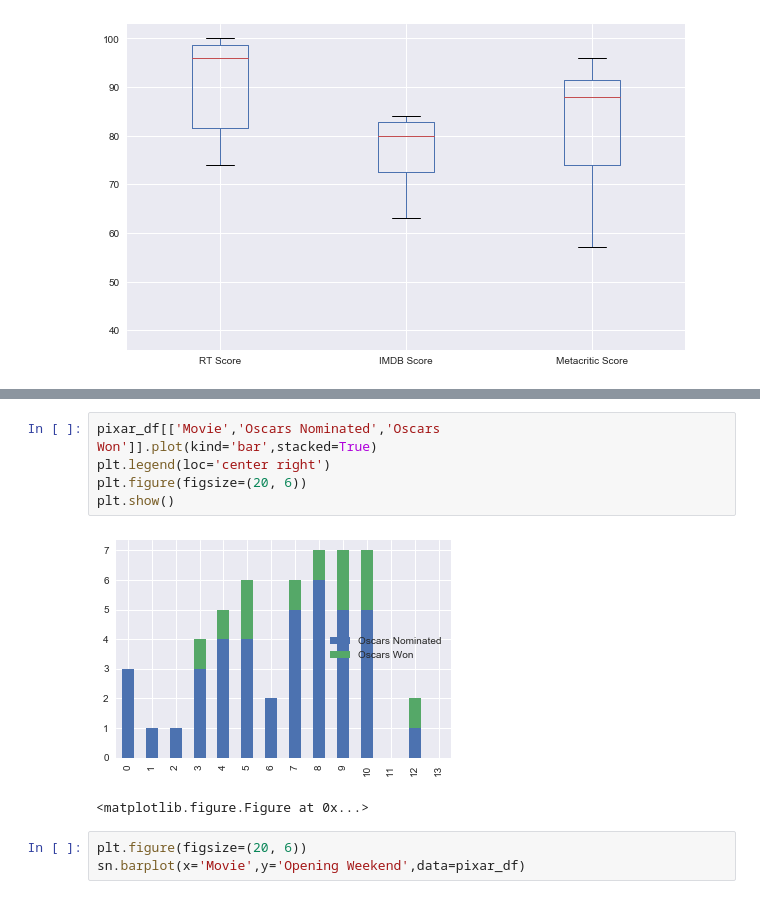
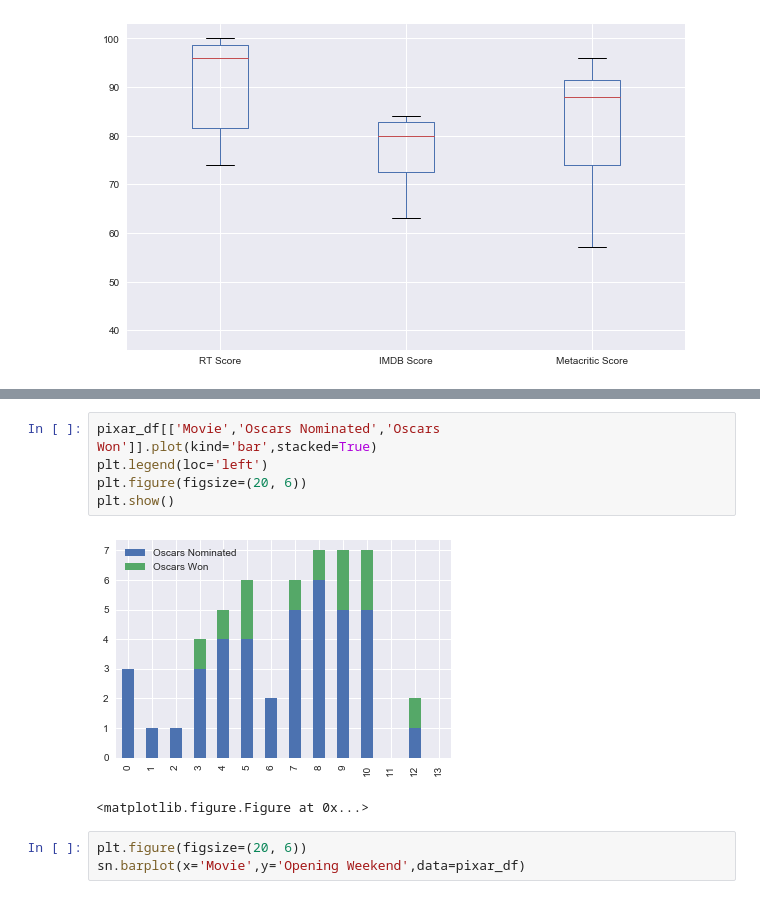
Before and after one commit to abhi0987/data_analysis_py, a Jupyter notebook: Pixar_movie_review_analysis/pixar_movie_review_analysis.ipynb, the cells around one changed output, grey strips where cells are left out. Cells and saved outputs as stored; diff of their text form.

```diff
--- a/Pixar_movie_review_analysis/pixar_movie_review_analysis.ipynb
+++ b/Pixar_movie_review_analysis/pixar_movie_review_analysis.ipynb
@@ -154,11 +153,11 @@ pixar_df
 | 13 | 2013 | Monsters University | 107 | 78 | 74.0 | 65 | 82.43 | ... |
 # %%
 pixar_df[['Movie','Oscars Nominated','Oscars Won']].plot(kind='bar',stacked=True)
-plt.legend(loc='center right')
+plt.legend(loc='left')
 plt.figure(figsize=(20, 6))
 plt.show()
 # %% [output]
-[figure, old version]
+[figure, new version]
 <matplotlib.figure.Figure at 0x...>
 # %%
 plt.figure(figsize=(20, 6))
```
Also changed, not shown: parts of 4 cells of this notebook.
